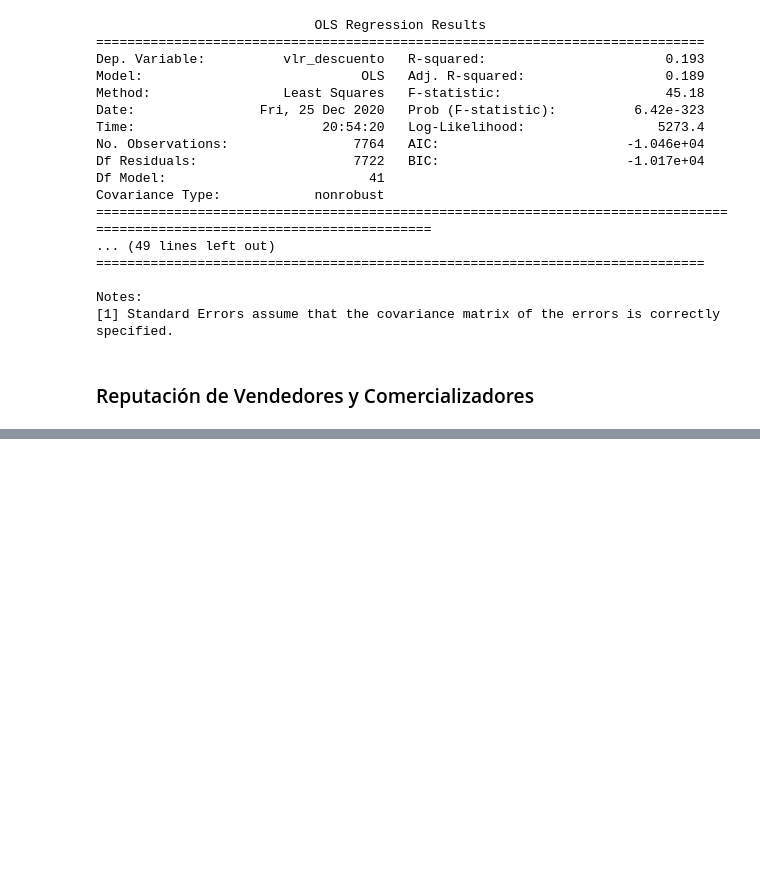
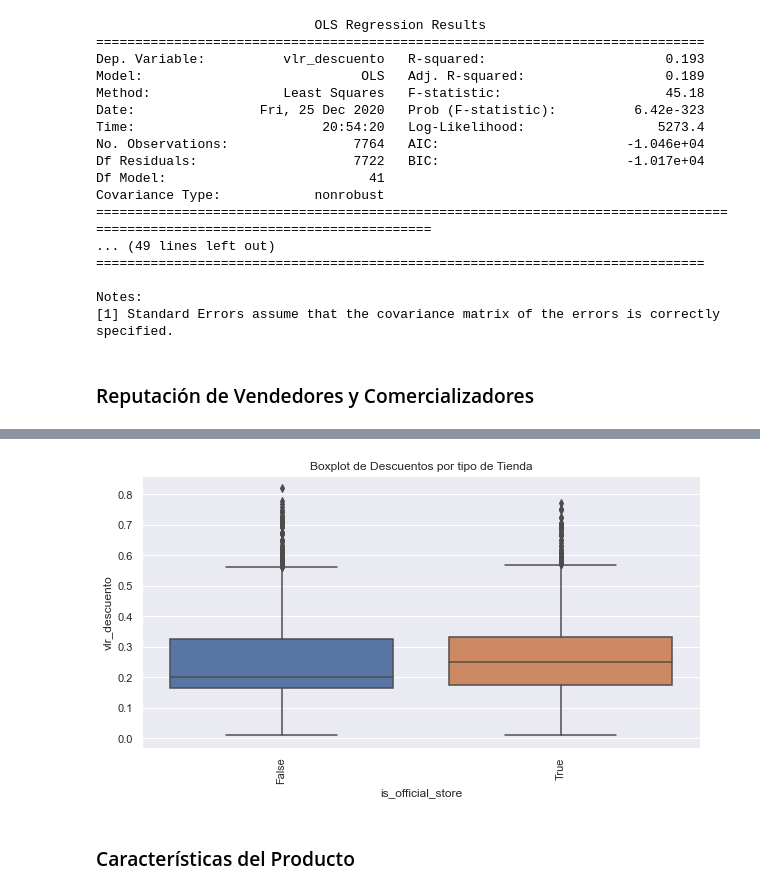
Before and after one commit to juancop/MeliDSChallenge, a Jupyter notebook: notebooks/AnalisisExploratorio.ipynb, the cells around one changed output, grey strips where cells are left out. Cells and saved outputs as stored; diff of their text form; code cells hidden in the pictures; blank space fills up the shorter version.

```diff
--- a/notebooks/AnalisisExploratorio.ipynb
+++ b/notebooks/AnalisisExploratorio.ipynb
@@ -251,0 +259,9 @@ Notes:
+# %%
+plt.figure(figsize = (10, 5))
+ax = sns.boxplot(x="is_official_store", y="vlr_descuento", data=products_with_discount)
+plt.title('Boxplot de Descuentos por tipo de Tienda')
+_ = plt.setp(ax.get_xticklabels(), rotation=90) # Cambiarla por dos densidades
+# %% [output]
+[figure, added]
+# %% [markdown]
+### Características del Producto
```
Also changed, not shown: parts of 5 cells of this notebook.
